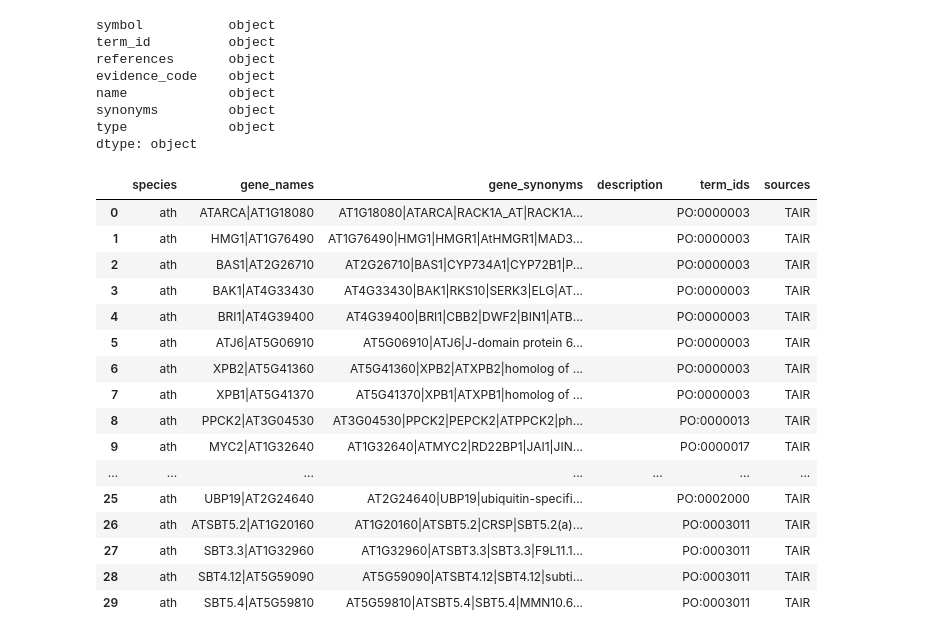
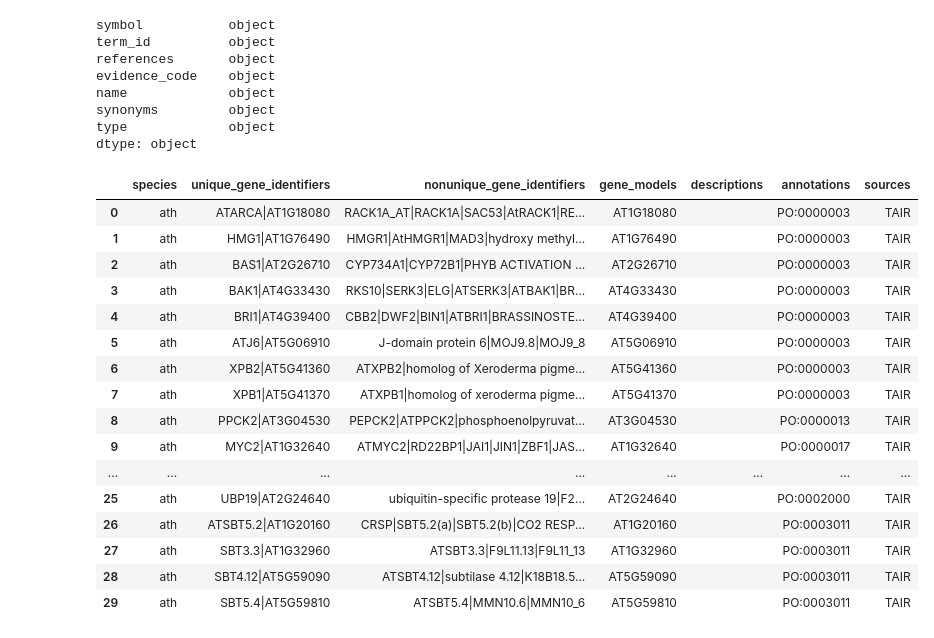
Before and after one commit to irbraun/plant-data, a Jupyter notebook: preprocessing/reshaping_tair_data.ipynb, the cells around one changed output. Saved outputs shown, nothing was run; the diff lists cells and outputs as text; code cells hidden in the pictures.

```diff
--- a/preprocessing/reshaping_tair_data.ipynb
+++ b/preprocessing/reshaping_tair_data.ipynb
@@ -49,6 +59,22 @@ warnings.simplefilter('ignore')
 pd.set_option('display.max_rows', 500)
 pd.set_option('display.max_columns', 500)
 pd.set_option('display.width', 1000)
+# %%
+# Columns that should be in the final reshaped files.
+reshaped_columns = ["species",
+ "unique_gene_identifiers",
+ "nonunique_gene_identifiers",
+ "gene_models",
+ "descriptions",
+ "annotations",
+ "sources"]
+
+# Creating and testing a lambda for finding gene model strings.
+gene_model_pattern = re.compile("at[0-9]{1}g[0-9]+")
+is_gene_model = lambda s: bool(gene_model_pattern.match(s.lower()))
+assert is_gene_model("AT1G34534") == True
+assert is_gene_model("at2g23452") == True
+assert is_gene_model("ACAB1") == False
 # %% [markdown]
 ### File with genes and phenotype descriptions (Locus_Germplasm_Phenotype_20180702.txt)
 Reading in the dataset of phenotypic descriptions. There is only one value specified as the gene name (locus name) in the original dataset so this column does not need to be parsed further. The descriptions commmonly use semi-colons to separate phrases. The next cell gets the distribution of the number of phrases in each description field for the dataset of text descriptions, as determined by a sentence parser. The majority of the descriptions are a single sentence or phrase, but some contain more.
@@ -311,32 +341,39 @@ dtype: object
 # %%
 # Restructuring the dataset to include all the expected column names.
 df_po["species"] = "ath"
-df_po["gene_names"] = np.vectorize(concatenate_with_bar_delim)(df_po["symbol"], df_po["name"])
-df_po["gene_synonyms"] = df_po["synonyms"]
-df_po["description"] = ""
-df_po["term_ids"] = df_po["term_id"]
+df_po["unique_gene_identifiers"] = np.vectorize(concatenate_with_bar_delim)(df_po["symbol"], df_po["name"])
+df_po["nonunique_gene_identifiers"] = df_po["synonyms"]
+df_po["gene_model_strings_1"] =  df_po["unique_gene_identifiers"].map(lambda x: "".join([s for s in x.split("|") if is_gene_model(s)]))
+df_po["gene_model_strings_2"] =  df_po["unique_gene_identifiers"].map(lambda x: "".join([s for s in x.split("|") if is_gene_model(s)]))
+df_po["gene_models"] = np.vectorize(concatenate_with_bar_delim)(df_po["gene_model_strings_1"], df_po["gene_model_strings_2"])
+df_po["descriptions"] = ""
+df_po["annotations"] = df_po["term_id"]
 df_po["sources"] = "TAIR"
-df_po = df_po[["species", "gene_names", "gene_synonyms", "description", "term_ids", "sources"]]
+
+df_po["nonunique_gene_identifiers"] = df_po.apply(lambda row: remove_occurences_from_bar_delim_lists(row["nonunique_gene_identifiers"],row["unique_gene_identifiers"]), axis=1)
+
+
+df_po = df_po[reshaped_columns]
 
 # Outputting the dataset of annotations to a csv file.
 path = os.path.join(OUTPUT_DIR,"tair_curated_po_annotations.csv")
 df_po.to_csv(path, index=False)
 df_po.head(30)
 # %% [output]
-|  | species | gene_names | gene_synonyms | description | term_ids | sources |
-| 0 | ath | ATARCA|AT1G18080 | AT1G18080|ATARCA|RACK1A_AT|RACK1A... |  | PO:0000003 | TAIR |
-| 1 | ath | HMG1|AT1G76490 | AT1G76490|HMG1|HMGR1|AtHMGR1|MAD3... |  | PO:0000003 | TAIR |
-| 2 | ath | BAS1|AT2G26710 | AT2G26710|BAS1|CYP734A1|CYP72B1|P... |  | PO:0000003 | TAIR |
-| 3 | ath | BAK1|AT4G33430 | AT4G33430|BAK1|RKS10|SERK3|ELG|AT... |  | PO:0000003 | TAIR |
-| 4 | ath | BRI1|AT4G39400 | AT4G39400|BRI1|CBB2|DWF2|BIN1|ATB... |  | PO:0000003 | TAIR |
-| 5 | ath | ATJ6|AT5G06910 | AT5G06910|ATJ6|J-domain protein 6... |  | PO:0000003 | TAIR |
-| 6 | ath | XPB2|AT5G41360 | AT5G41360|XPB2|ATXPB2|homolog of ... |  | PO:0000003 | TAIR |
-| 7 | ath | XPB1|AT5G41370 | AT5G41370|XPB1|ATXPB1|homolog of ... |  | PO:0000003 | TAIR |
-| 8 | ath | PPCK2|AT3G04530 | AT3G04530|PPCK2|PEPCK2|ATPPCK2|ph... |  | PO:0000013 | TAIR |
-| 9 | ath | MYC2|AT1G32640 | AT1G32640|ATMYC2|RD22BP1|JAI1|JIN... |  | PO:0000017 | TAIR |
-| ... | ... | ... | ... | ... | ... | ... |
-| 25 | ath | UBP19|AT2G24640 | AT2G24640|UBP19|ubiquitin-specifi... |  | PO:0002000 | TAIR |
-| 26 | ath | ATSBT5.2|AT1G20160 | AT1G20160|ATSBT5.2|CRSP|SBT5.2(a)... |  | PO:0003011 | TAIR |
-| 27 | ath | SBT3.3|AT1G32960 | AT1G32960|ATSBT3.3|SBT3.3|F9L11.1... |  | PO:0003011 | TAIR |
-| 28 | ath | SBT4.12|AT5G59090 | AT5G59090|ATSBT4.12|SBT4.12|subti... |  | PO:0003011 | TAIR |
-| 29 | ath | SBT5.4|AT5G59810 | AT5G59810|ATSBT5.4|SBT5.4|MMN10.6... |  | PO:0003011 | TAIR |
+|  | species | unique_gene_identifiers | nonunique_gene_identifiers | gene_models | descriptions | annotations | sources |
+| 0 | ath | ATARCA|AT1G18080 | RACK1A_AT|RACK1A|SAC53|AtRACK1|RE... | AT1G18080 |  | PO:0000003 | TAIR |
+| 1 | ath | HMG1|AT1G76490 | HMGR1|AtHMGR1|MAD3|hydroxy methyl... | AT1G76490 |  | PO:0000003 | TAIR |
+| 2 | ath | BAS1|AT2G26710 | CYP734A1|CYP72B1|PHYB ACTIVATION ... | AT2G26710 |  | PO:0000003 | TAIR |
+| 3 | ath | BAK1|AT4G33430 | RKS10|SERK3|ELG|ATSERK3|ATBAK1|BR... | AT4G33430 |  | PO:0000003 | TAIR |
+| 4 | ath | BRI1|AT4G39400 | CBB2|DWF2|BIN1|ATBRI1|BRASSINOSTE... | AT4G39400 |  | PO:0000003 | TAIR |
+| 5 | ath | ATJ6|AT5G06910 | J-domain protein 6|MOJ9.8|MOJ9_8 | AT5G06910 |  | PO:0000003 | TAIR |
+| 6 | ath | XPB2|AT5G41360 | ATXPB2|homolog of Xeroderma pigme... | AT5G41360 |  | PO:0000003 | TAIR |
+| 7 | ath | XPB1|AT5G41370 | ATXPB1|homolog of xeroderma pigme... | AT5G41370 |  | PO:0000003 | TAIR |
+| 8 | ath | PPCK2|AT3G04530 | PEPCK2|ATPPCK2|phosphoenolpyruvat... | AT3G04530 |  | PO:0000013 | TAIR |
+| 9 | ath | MYC2|AT1G32640 | ATMYC2|RD22BP1|JAI1|JIN1|ZBF1|JAS... | AT1G32640 |  | PO:0000017 | TAIR |
+| ... | ... | ... | ... | ... | ... | ... | ... |
+| 25 | ath | UBP19|AT2G24640 | ubiquitin-specific protease 19|F2... | AT2G24640 |  | PO:0002000 | TAIR |
+| 26 | ath | ATSBT5.2|AT1G20160 | CRSP|SBT5.2(a)|SBT5.2(b)|CO2 RESP... | AT1G20160 |  | PO:0003011 | TAIR |
+| 27 | ath | SBT3.3|AT1G32960 | ATSBT3.3|F9L11.13|F9L11_13 | AT1G32960 |  | PO:0003011 | TAIR |
+| 28 | ath | SBT4.12|AT5G59090 | ATSBT4.12|subtilase 4.12|K18B18.5... | AT5G59090 |  | PO:0003011 | TAIR |
+| 29 | ath | SBT5.4|AT5G59810 | ATSBT5.4|MMN10.6|MMN10_6 | AT5G59810 |  | PO:0003011 | TAIR |
```
Also changed, not shown: parts of 9 cells of this notebook, 4 other files.
